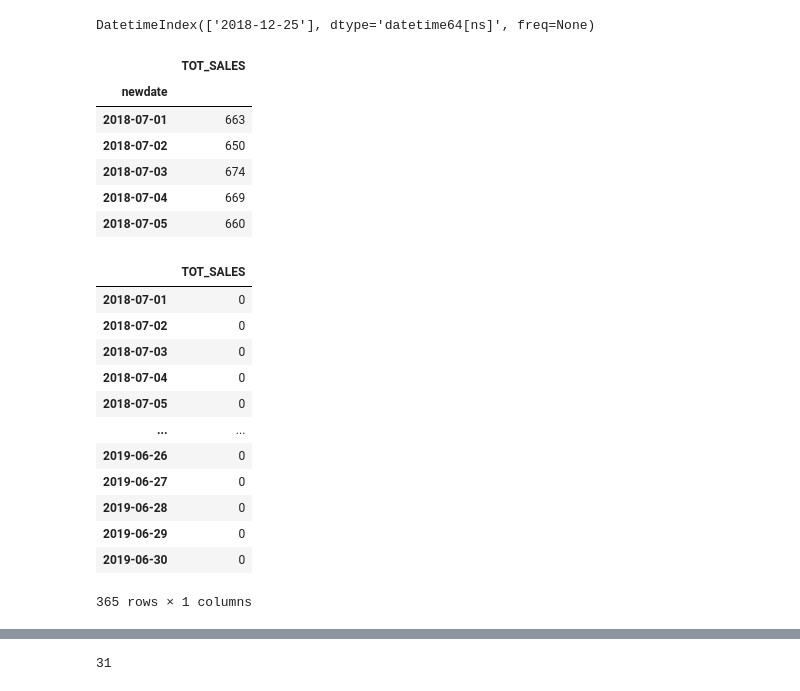
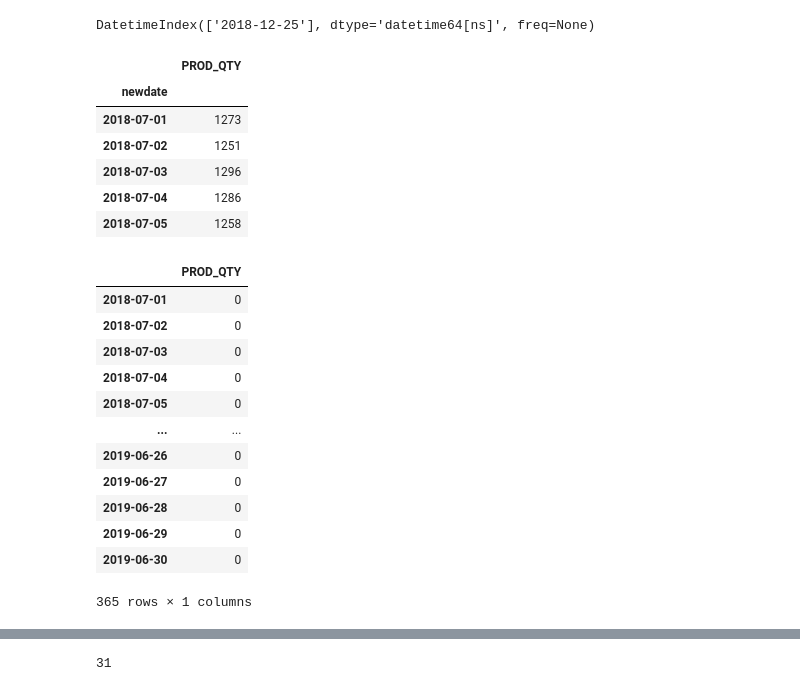
Before and after one commit to Johnson-a-hash/quantium-virtual-program, a Jupyter notebook: Quantium Module 1.ipynb, the cells around one changed output, grey strips where cells are left out. Cells and saved outputs as stored; diff of their text form; code cells hidden in the pictures.

```diff
--- a/Quantium Module 1.ipynb
+++ b/Quantium Module 1.ipynb
@@ -140,12 +148,6 @@ transactionData['newdate'].head()
 3   2018-08-17
 4   2018-08-18
 Name: newdate, dtype: datetime64[ns]
-# %%
-# Create 'year', 'month' and 'day' features form 'newdate'
-
-transactionData['year'] = [t.year for t in pd.DatetimeIndex(transactionData.newdate)]
-transactionData['month'] = [t.month for t in pd.DatetimeIndex(transactionData.newdate)]
-transactionData['day'] = [t.day for t in pd.DatetimeIndex(transactionData.newdate)]
 # %%
 transactionData.head()
 # %% [output]
@@ -329,22 +346,22 @@ DatetimeIndex(['2018-12-25'], dtype='datetime64[ns]', freq=None)
 # %%
 # Create a new dataframe which contains the the number of transactions for each date
 
-a = pd.pivot_table(transactionData, values = 'TOT_SALES', index = 'newdate', aggfunc = 'count')
+a = pd.pivot_table(transactionData, values = 'PROD_QTY', index = 'newdate', aggfunc = 'sum')
 a.head()
 # %% [output]
-|  | TOT_SALES |
+|  | PROD_QTY |
 | newdate |  |
-| 2018-07-01 | 663 |
-| 2018-07-02 | 650 |
-| 2018-07-03 | 674 |
-| 2018-07-04 | 669 |
-| 2018-07-05 | 660 |
+| 2018-07-01 | 1273 |
+| 2018-07-02 | 1251 |
+| 2018-07-03 | 1296 |
+| 2018-07-04 | 1286 |
+| 2018-07-05 | 1258 |
 # %%
 b = pd.DataFrame(index = pd.date_range(start = '2018-07-01', end = '2019-06-30'))
-b['TOT_SALES'] = 0
+b['PROD_QTY'] = 0
 b
 # %% [output]
-|  | TOT_SALES |
+|  | PROD_QTY |
 | 2018-07-01 | 0 |
 | 2018-07-02 | 0 |
 | 2018-07-03 | 0 |
```
Also changed, not shown: parts of 30 cells of this notebook.
